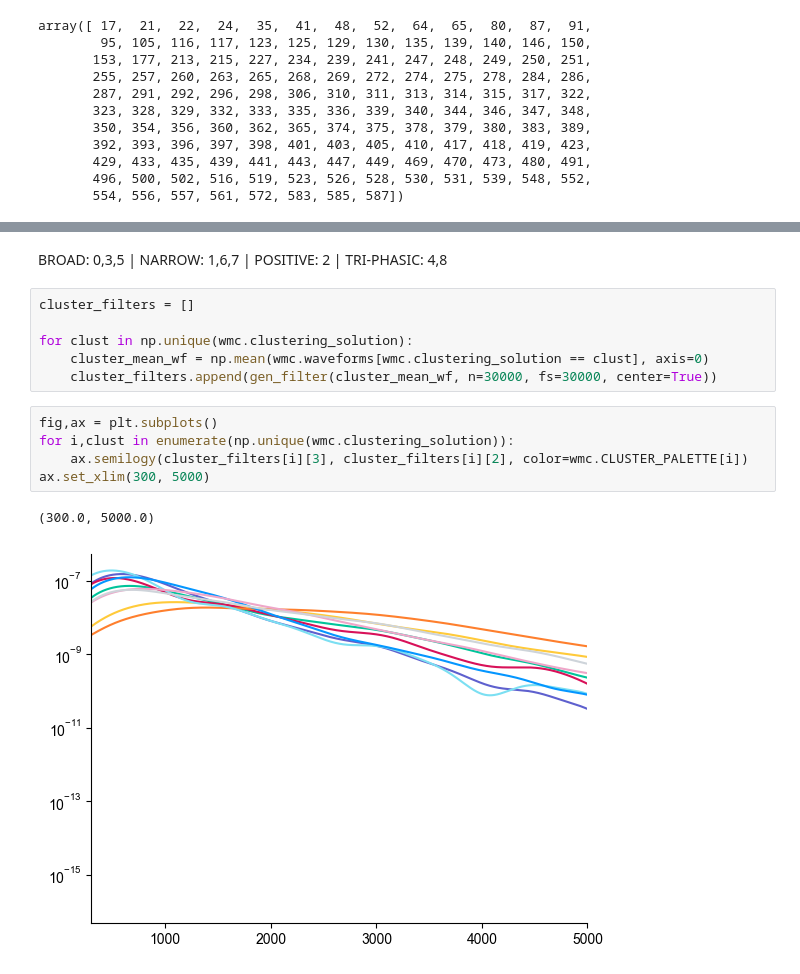
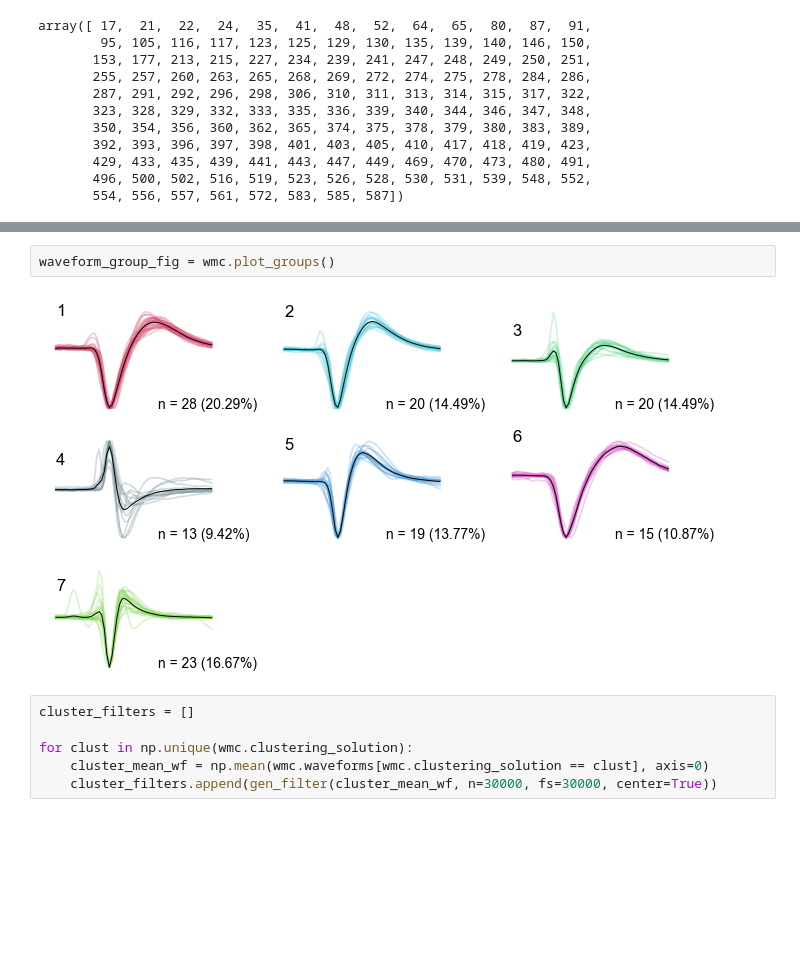
Before and after one commit to mateouma/fpp-npx, a Jupyter notebook: newlib.ipynb, the cells around one changed output, grey strips where cells are left out. Saved outputs shown, nothing was run; the diff lists cells and outputs as text; blank space fills up the shorter version.

```diff
--- a/newlib.ipynb
+++ b/newlib.ipynb
@@ -149,16 +92,10 @@ wmc.plot_groups()
-# %% [markdown]
-BROAD: 0,3,5 | NARROW: 1,6,7 | POSITIVE: 2 | TRI-PHASIC: 4,8
+# %%
+waveform_group_fig = wmc.plot_groups()
+# %% [output]
+[figure, added]
 # %%
 cluster_filters = []
 
 for clust in np.unique(wmc.clustering_solution):
     cluster_mean_wf = np.mean(wmc.waveforms[wmc.clustering_solution == clust], axis=0)
     cluster_filters.append(gen_filter(cluster_mean_wf, n=30000, fs=30000, center=True))
-# %%
-fig,ax = plt.subplots()
-for i,clust in enumerate(np.unique(wmc.clustering_solution)):
-    ax.semilogy(cluster_filters[i][3], cluster_filters[i][2], color=wmc.CLUSTER_PALETTE[i])
-ax.set_xlim(300, 5000)
-# %% [output]
-(300.0, 5000.0)
-[figure, removed]
```
Also changed, not shown: parts of 42 cells of this notebook, 14 other files.
